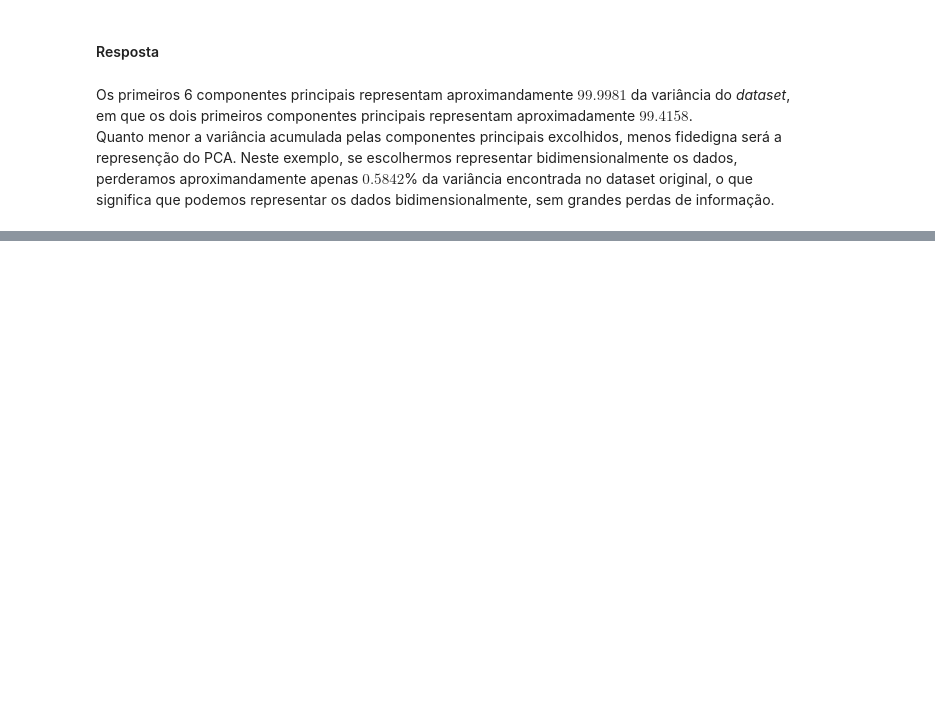
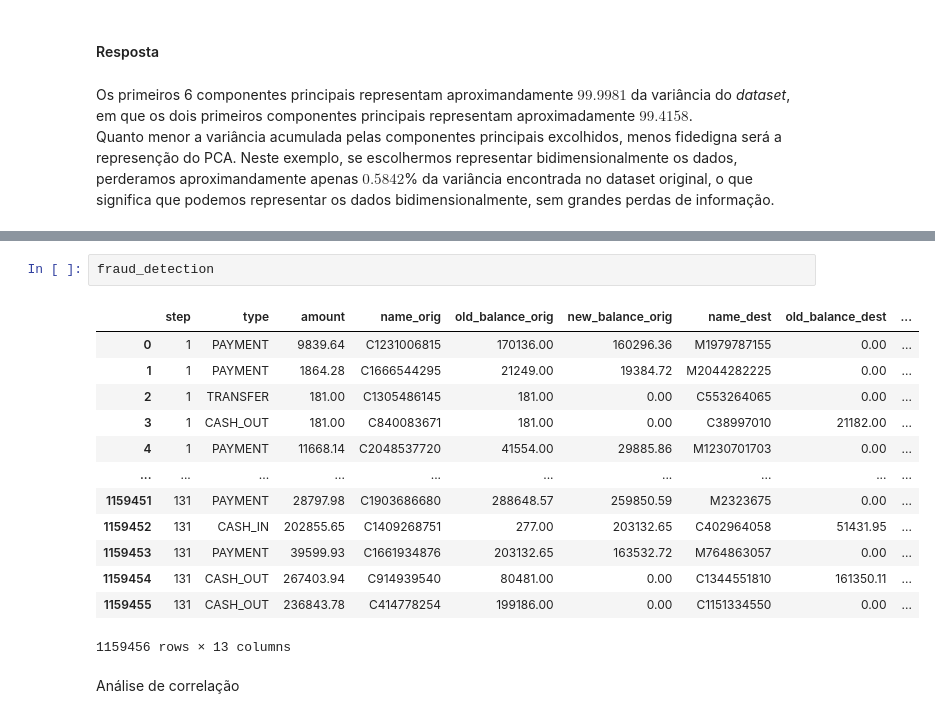
Before and after one commit to Squinelato/eEDB-001-2024-4, a Jupyter notebook: exercise_2/notebook.ipynb, the cells around one changed output, grey strips where cells are left out. Cells and saved outputs as stored; diff of their text form; blank space fills up the shorter version.

```diff
--- a/exercise_2/notebook.ipynb
+++ b/exercise_2/notebook.ipynb
@@ -237,0 +364,18 @@ perderamos aproximandamente apenas $0.5842$% da variância encontrada no dataset
+# %%
+fraud_detection
+# %% [output]
+|  | step | type | amount | name_orig | old_balance_orig | new_balance_orig | name_dest | old_balance_dest | ... |
+| 0 | 1 | PAYMENT | 9839.64 | C1231006815 | 170136.00 | 160296.36 | M1979787155 | 0.00 | ... |
+| 1 | 1 | PAYMENT | 1864.28 | C1666544295 | 21249.00 | 19384.72 | M2044282225 | 0.00 | ... |
+| 2 | 1 | TRANSFER | 181.00 | C1305486145 | 181.00 | 0.00 | C553264065 | 0.00 | ... |
+| 3 | 1 | CASH_OUT | 181.00 | C840083671 | 181.00 | 0.00 | C38997010 | 21182.00 | ... |
+| 4 | 1 | PAYMENT | 11668.14 | C2048537720 | 41554.00 | 29885.86 | M1230701703 | 0.00 | ... |
+| ... | ... | ... | ... | ... | ... | ... | ... | ... | ... |
+| 1159451 | 131 | PAYMENT | 28797.98 | C1903686680 | 288648.57 | 259850.59 | M2323675 | 0.00 | ... |
+| 1159452 | 131 | CASH_IN | 202855.65 | C1409268751 | 277.00 | 203132.65 | C402964058 | 51431.95 | ... |
+| 1159453 | 131 | PAYMENT | 39599.93 | C1661934876 | 203132.65 | 163532.72 | M764863057 | 0.00 | ... |
+| 1159454 | 131 | CASH_OUT | 267403.94 | C914939540 | 80481.00 | 0.00 | C1344551810 | 161350.11 | ... |
+| 1159455 | 131 | CASH_OUT | 236843.78 | C414778254 | 199186.00 | 0.00 | C1151334550 | 0.00 | ... |
+1159456 rows × 13 columns
+# %% [markdown]
+Análise de correlação
```
Also changed, not shown: parts of 26 cells of this notebook.
